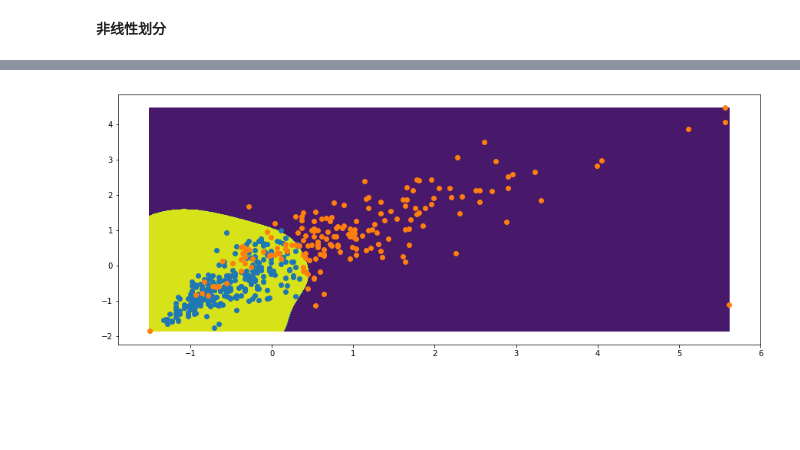
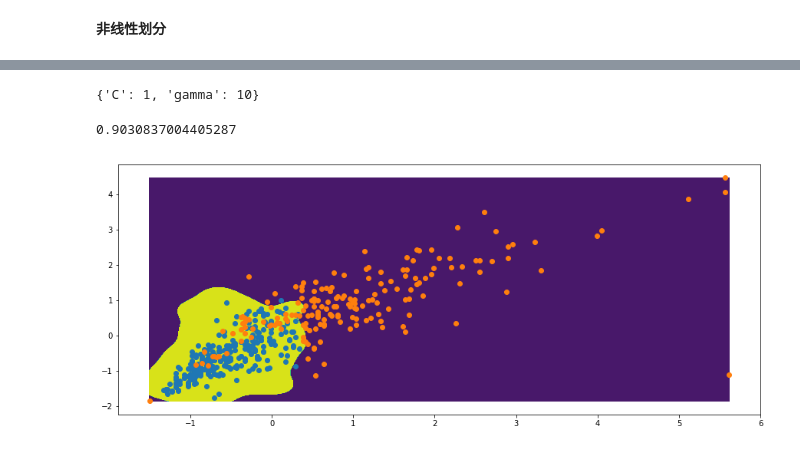
Before and after one commit to aimar112982/AQIstudy-1, a Jupyter notebook: AQI_analysis/SVMfoAQI.ipynb, the cells around one changed output, grey strips where cells are left out. Drawn from its saved outputs; the diff is of its cells as text; code cells hidden in the pictures; blank space fills up the shorter version.

```diff
--- a/AQI_analysis/SVMfoAQI.ipynb
+++ b/AQI_analysis/SVMfoAQI.ipynb
@@ -6,7 +37,7 @@ import numpy as np
 import matplotlib.pyplot as plt
 %matplotlib inline
 # %%
-wh_data = pd.read_csv('../AQI_maincity/武汉.csv', index_col='date', encoding='utf-8', engine='python')
+wh_data = pd.read_csv('武汉.csv', index_col='date', encoding='utf-8', engine='python')
 wh_data.drop(wh_data[wh_data['质量等级']=='无'].index, inplace=True)
 wh_data.head()
 # %% [output]
@@ -102,3 +121,0 @@ def RBFKernelSVC(gamma=1.0):
-# %%
-svc = RBFKernelSVC()
-svc.fit(X_train_sca, y_train)
@@ -114,0 +122,11 @@ svc.score(X_test_sca, y_test)
+# %%
+from sklearn.model_selection import GridSearchCV
+from sklearn.svm import SVC
+
+svc = SVC(kernel='rbf', random_state=100)
+params = {
+    'C': [0.001, 0.01, 0.1, 1, 10],
+    'gamma': [0.01, 0.1, 1, 10, 100]
+}
+grid = GridSearchCV(svc, params, cv=3)
+grid.fit(X_train_sca, y_train)
@@ -115,8 +145,15 @@ svc.score(X_test_sca, y_test)
+# %%
+print(grid.best_params_)
+model = grid.best_estimator_
+model.score(X_test_sca, y_test)
+# %% [output]
+{'C': 1, 'gamma': 10}
+0.9030837004405287
 # %%
 plt.figure(figsize=(15,6))
-plot_decision_boundary(svc, axis=[np.min(X_test_sca[:,0]),np.max(X_test_sca[:,0]), np.min(X_test_sca[:,1]),np.max(X_test_sca[:,1])])
+plot_decision_boundary(model, axis=[np.min(X_test_sca[:,0]),np.max(X_test_sca[:,0]), np.min(X_test_sca[:,1]),np.max(X_test_sca[:,1])])
 plt.scatter(X_test_sca[y_test==1][:,0], X_test_sca[y_test==1][:,1])
 plt.scatter(X_test_sca[y_test==-1][:,0], X_test_sca[y_test==-1][:,1])
 plt.show()
 # %% [output]
-[figure, old version]
+[figure, new version]
```
Also changed, not shown: parts of 10 cells of this notebook.
